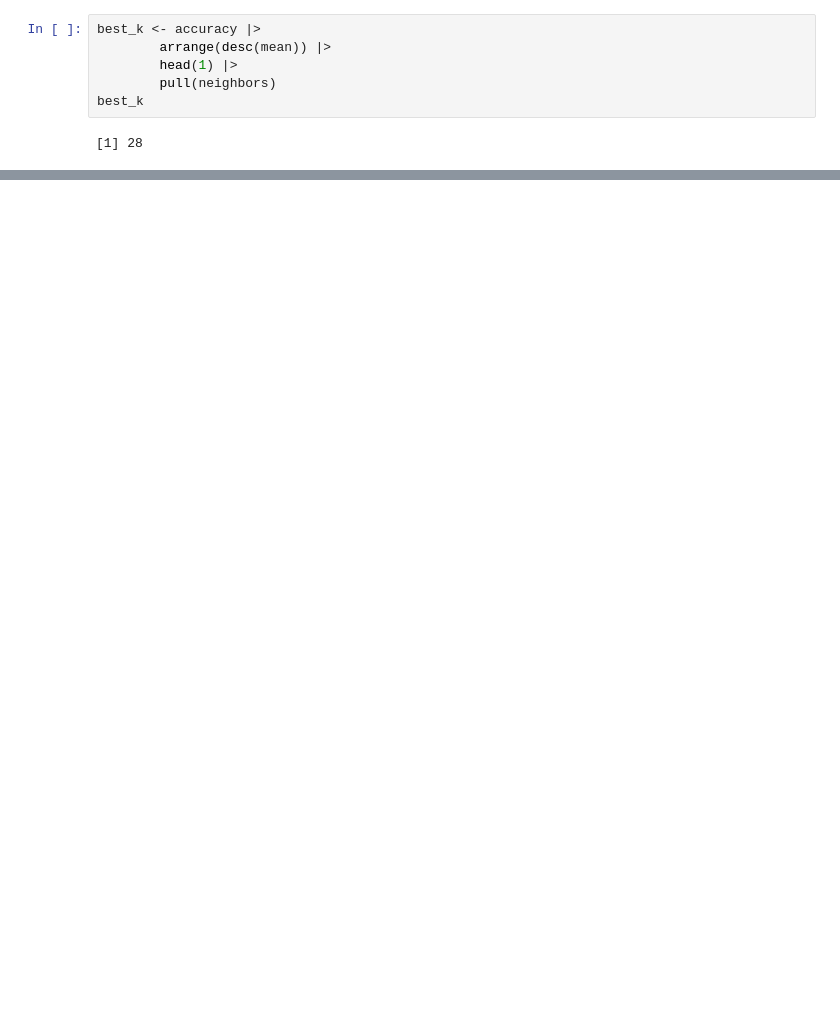
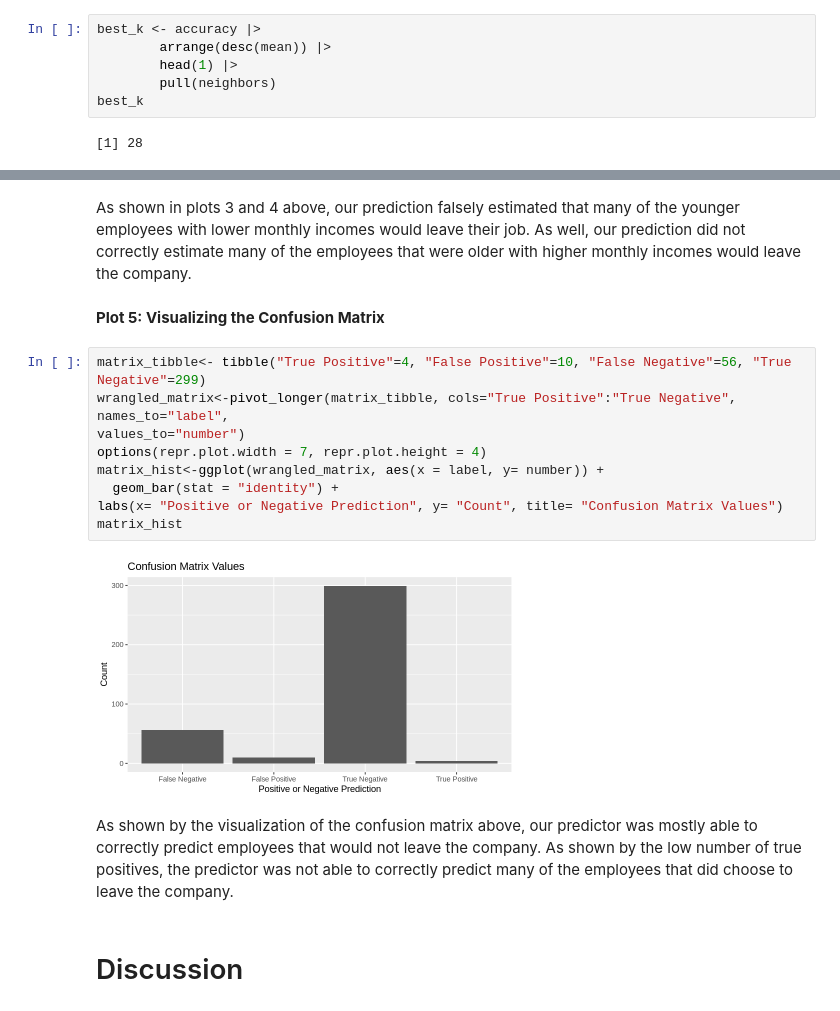
Before and after one commit to Chadha-Bhavya/DSCI-100-Group-Project, a Jupyter notebook: Group_project_report.ipynb, the cells around one changed output, grey strips where cells are left out. Cells and saved outputs as stored; diff of their text form; blank space fills up the shorter version.

```diff
--- a/Group_project_report.ipynb
+++ b/Group_project_report.ipynb
@@ -232,0 +270,19 @@ A tibble: 1 × 3
+# %% [markdown]
+As shown in plots 3 and 4 above, our prediction falsely estimated that many of the younger employees with lower monthly incomes would leave their job. As well, our prediction did not correctly estimate many of the employees that were older with higher monthly incomes would leave the company.
+# %% [markdown]
+**Plot 5: Visualizing the Confusion Matrix**
+# %%
+matrix_tibble<- tibble("True Positive"=4, "False Positive"=10, "False Negative"=56, "True Negative"=299)
+wrangled_matrix<-pivot_longer(matrix_tibble, cols="True Positive":"True Negative", names_to="label",
+values_to="number")
+options(repr.plot.width = 7, repr.plot.height = 4)
+matrix_hist<-ggplot(wrangled_matrix, aes(x = label, y= number)) +
+  geom_bar(stat = "identity") +
+labs(x= "Positive or Negative Prediction", y= "Count", title= "Confusion Matrix Values")
+matrix_hist
+# %% [output]
+[figure, added]
+# %% [markdown]
+As shown by the visualization of the confusion matrix above, our predictor was mostly able to correctly predict employees that would not leave the company. As shown by the low number of true positives, the predictor was not able to correctly predict many of the employees that did choose to leave the company.
+# %% [markdown]
+# Discussion
```
Also changed, not shown: parts of 8 cells of this notebook.
